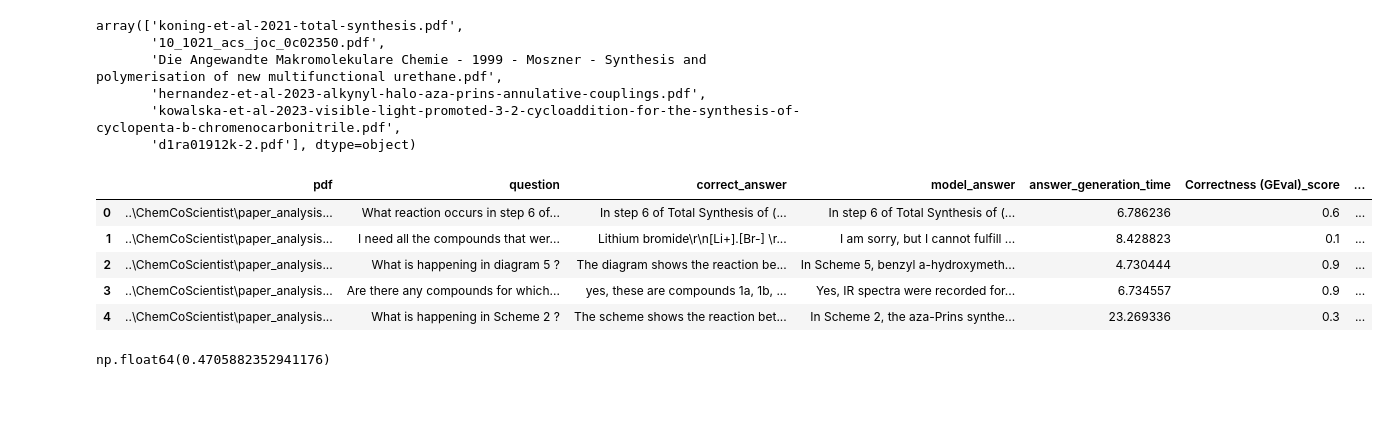
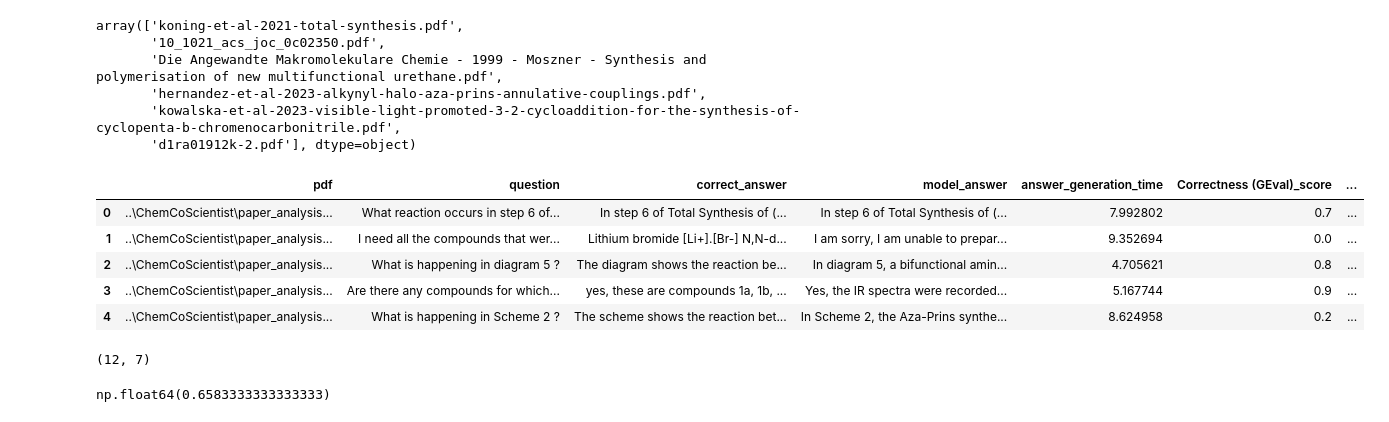
Before and after one commit to ITMO-NSS-team/CoScientist, a Jupyter notebook: ChemCoScientist/paper_analysis/prepare_dataset.ipynb, the cells around one changed output. Saved outputs shown, nothing was run; the diff lists cells and outputs as text; code cells hidden in the pictures.

Commit message:
add dependences and text results

```diff
--- a/ChemCoScientist/paper_analysis/prepare_dataset.ipynb
+++ b/ChemCoScientist/paper_analysis/prepare_dataset.ipynb
@@ -78,19 +78,23 @@ array(['koning-et-al-2021-total-synthesis.pdf',
 # %%
 data.to_csv('questions_dataset_0.2_prepared.csv', index=False)
 # %%
-df = pd.read_csv('test_results/gemini-2.0-flash-lite-001_v0.2_new_prompt.csv')
+df = pd.read_csv('test_results/gemini-2.0-flash-lite-001_v0.2_only_context.csv')
 df.head()
 # %% [output]
 |  | pdf | question | correct_answer | model_answer | answer_generation_time | Correctness (GEval)_score | ... |
-| 0 | ..\ChemCoScientist\paper_analysis... | What reaction occurs in step 6 of... | In step 6 of Total Synthesis of (... | In step 6 of Total Synthesis of (... | 6.786236 | 0.6 | ... |
-| 1 | ..\ChemCoScientist\paper_analysis... | I need all the compounds that wer... | Lithium bromide\r\n[Li+].[Br-] \r... | I am sorry, but I cannot fulfill ... | 8.428823 | 0.1 | ... |
-| 2 | ..\ChemCoScientist\paper_analysis... | What is happening in diagram 5 ? | The diagram shows the reaction be... | In Scheme 5, benzyl a-hydroxymeth... | 4.730444 | 0.9 | ... |
-| 3 | ..\ChemCoScientist\paper_analysis... | Are there any compounds for which... | yes, these are compounds 1a, 1b, ... | Yes, IR spectra were recorded for... | 6.734557 | 0.9 | ... |
-| 4 | ..\ChemCoScientist\paper_analysis... | What is happening in Scheme 2 ? | The scheme shows the reaction bet... | In Scheme 2, the aza-Prins synthe... | 23.269336 | 0.3 | ... |
+| 0 | ..\ChemCoScientist\paper_analysis... | What reaction occurs in step 6 of... | In step 6 of Total Synthesis of (... | In step 6 of Total Synthesis of (... | 7.992802 | 0.7 | ... |
+| 1 | ..\ChemCoScientist\paper_analysis... | I need all the compounds that wer... | Lithium bromide [Li+].[Br-] N,N-d... | I am sorry, I am unable to prepar... | 9.352694 | 0.0 | ... |
+| 2 | ..\ChemCoScientist\paper_analysis... | What is happening in diagram 5 ? | The diagram shows the reaction be... | In diagram 5, a bifunctional amin... | 4.705621 | 0.8 | ... |
+| 3 | ..\ChemCoScientist\paper_analysis... | Are there any compounds for which... | yes, these are compounds 1a, 1b, ... | Yes, the IR spectra were recorded... | 5.167744 | 0.9 | ... |
+| 4 | ..\ChemCoScientist\paper_analysis... | What is happening in Scheme 2 ? | The scheme shows the reaction bet... | In Scheme 2, the Aza-Prins synthe... | 8.624958 | 0.2 | ... |
+# %%
+df.shape
+# %% [output]
+(12, 7)
 # %%
 df['Correctness (GEval)_score'].mean()
 # %% [output]
-np.float64(0.4705882352941176)
+np.float64(0.6583333333333333)
 # %%
 df_0 = df[df['Correctness (GEval)_score']<1.0]
 df_0
```
Also changed, not shown: parts of 2 cells of this notebook, 14 other files.
